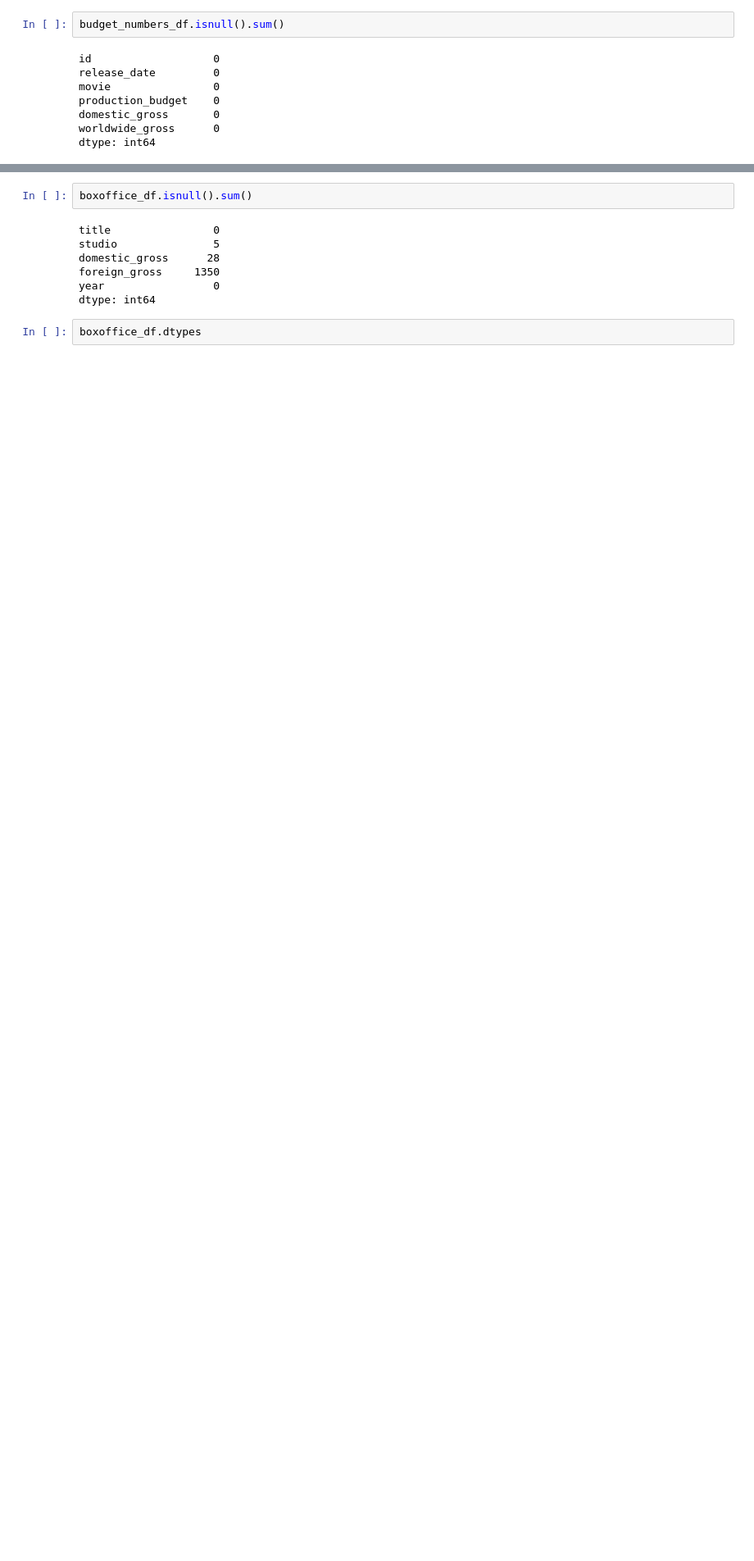
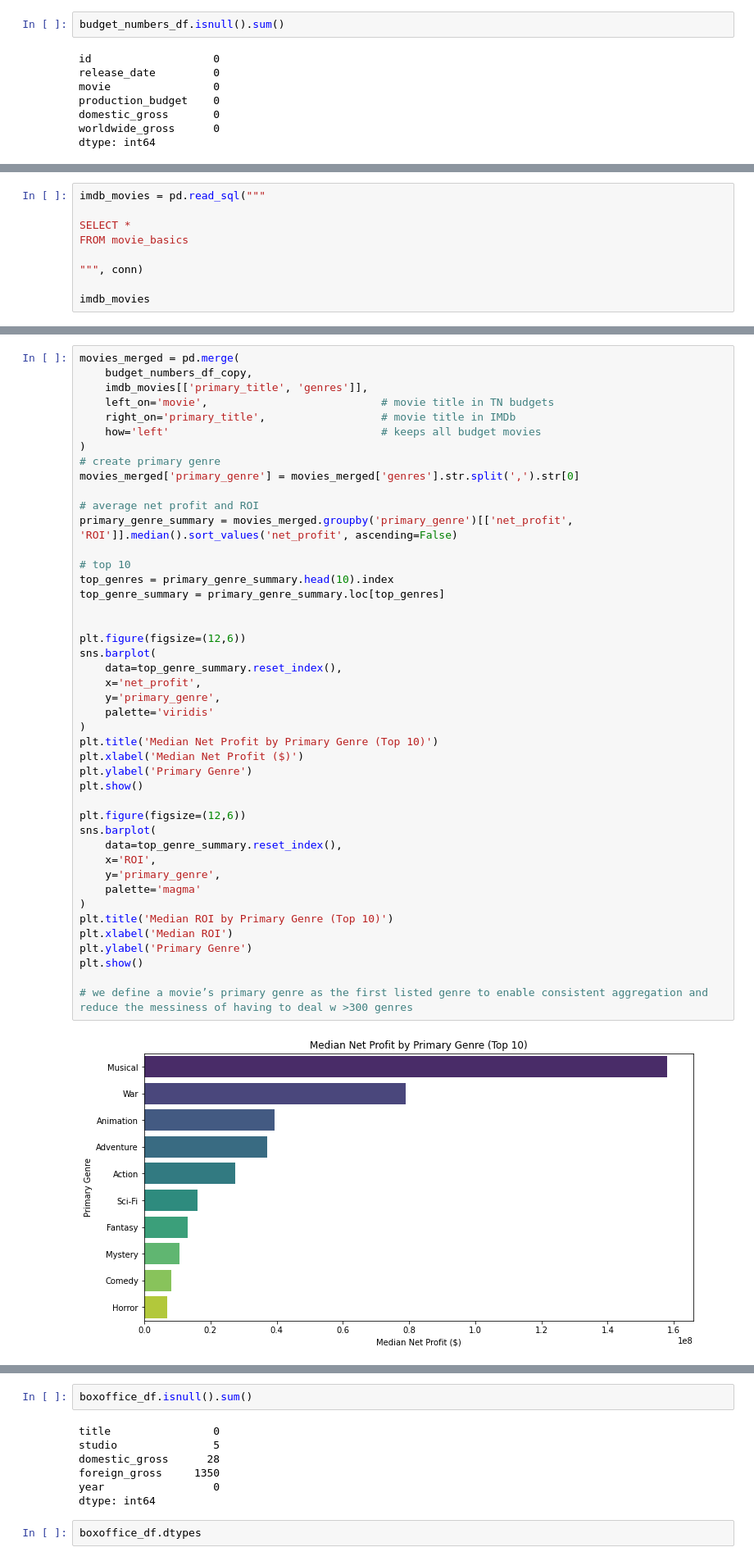
Before and after one commit to clivekinyanjui/DS-Phase_2-Group_3-Project, a Jupyter notebook: Notebook/index.ipynb, the cells around one changed output, grey strips where cells are left out. Shown at 82% size. Saved outputs shown, nothing was run; the diff lists cells and outputs as text; blank space fills up the shorter version.

```diff
--- a/Notebook/index.ipynb
+++ b/Notebook/index.ipynb
@@ -264,0 +276,9 @@ eg. returning a profit of $1000 from an investment of $10
+# %%
+imdb_movies = pd.read_sql("""
+
+SELECT *
+FROM movie_basics
+
+""", conn)
+
+imdb_movies
@@ -264,0 +401,46 @@ eg. returning a profit of $1000 from an investment of $10
+# %%
+movies_merged = pd.merge(
+    budget_numbers_df_copy,
+    imdb_movies[['primary_title', 'genres']],
+    left_on='movie',                           # movie title in TN budgets
+    right_on='primary_title',                  # movie title in IMDb
+    how='left'                                 # keeps all budget movies
+)
+# create primary genre
+movies_merged['primary_genre'] = movies_merged['genres'].str.split(',').str[0]
+
+# average net profit and ROI
+primary_genre_summary = movies_merged.groupby('primary_genre')[['net_profit', 'ROI']].median().sort_values('net_profit', ascending=False)
+
+# top 10
+top_genres = primary_genre_summary.head(10).index
+top_genre_summary = primary_genre_summary.loc[top_genres]
+
+
+plt.figure(figsize=(12,6))
+sns.barplot(
+    data=top_genre_summary.reset_index(),
+    x='net_profit',
+    y='primary_genre',
+    palette='viridis'
+)
+plt.title('Median Net Profit by Primary Genre (Top 10)')
+plt.xlabel('Median Net Profit ($)')
+plt.ylabel('Primary Genre')
+plt.show()
+
+plt.figure(figsize=(12,6))
+sns.barplot(
+    data=top_genre_summary.reset_index(),
+    x='ROI',
+    y='primary_genre',
+    palette='magma'
+)
+plt.title('Median ROI by Primary Genre (Top 10)')
+plt.xlabel('Median ROI')
+plt.ylabel('Primary Genre')
+plt.show()
+
+# we define a movie’s primary genre as the first listed genre to enable consistent aggregation and reduce the messiness of having to deal w >300 genres
+# %% [output]
+[figure, added]
```
Also changed, not shown: parts of 47 cells of this notebook.
